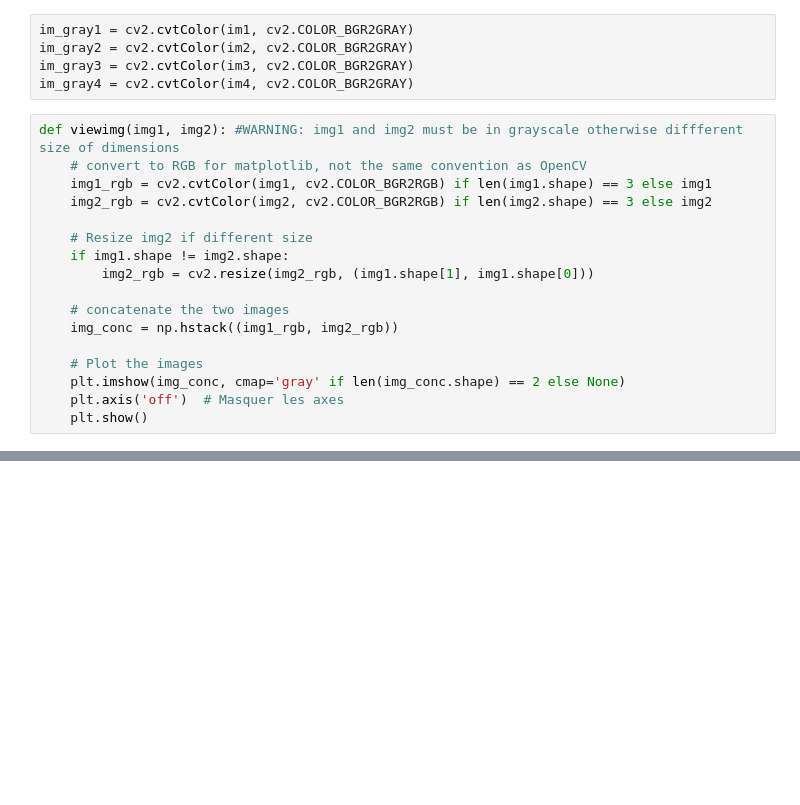
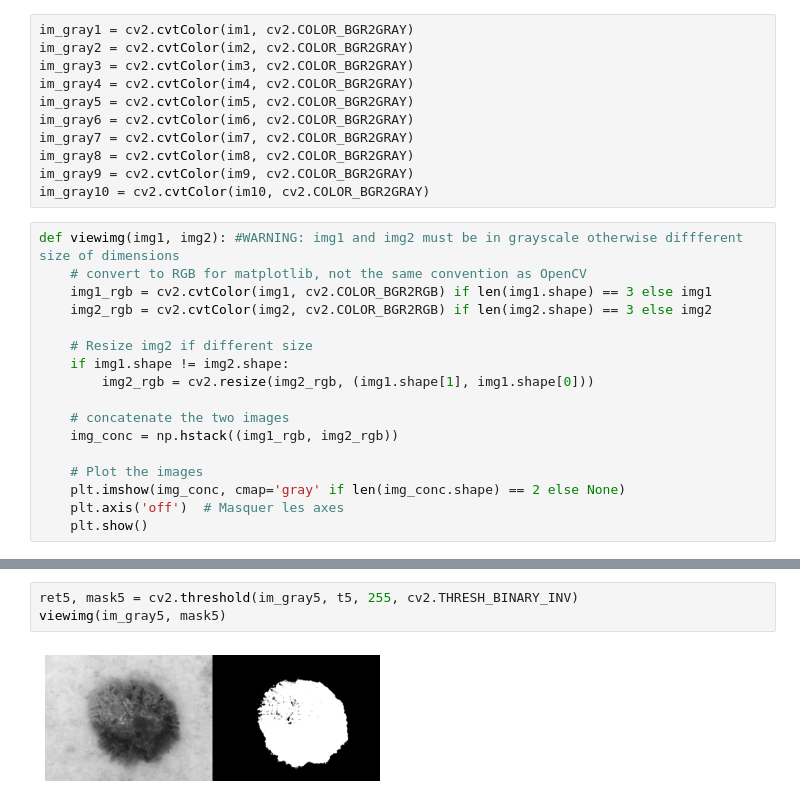
Before and after one commit to louisgiord/Skin_lesion_segmentation, a Jupyter notebook: main.ipynb, the cells around one changed output, grey strips where cells are left out. Drawn from its saved outputs; the diff is of its cells as text; blank space fills up the shorter version.

```diff
--- a/main.ipynb
+++ b/main.ipynb
@@ -17,6 +23,12 @@ im_gray1 = cv2.cvtColor(im1, cv2.COLOR_BGR2GRAY)
 im_gray2 = cv2.cvtColor(im2, cv2.COLOR_BGR2GRAY)
 im_gray3 = cv2.cvtColor(im3, cv2.COLOR_BGR2GRAY)
 im_gray4 = cv2.cvtColor(im4, cv2.COLOR_BGR2GRAY)
+im_gray5 = cv2.cvtColor(im5, cv2.COLOR_BGR2GRAY)
+im_gray6 = cv2.cvtColor(im6, cv2.COLOR_BGR2GRAY)
+im_gray7 = cv2.cvtColor(im7, cv2.COLOR_BGR2GRAY)
+im_gray8 = cv2.cvtColor(im8, cv2.COLOR_BGR2GRAY)
+im_gray9 = cv2.cvtColor(im9, cv2.COLOR_BGR2GRAY)
+im_gray10 = cv2.cvtColor(im10, cv2.COLOR_BGR2GRAY)
 # %%
 def viewimg(img1, img2): #WARNING: img1 and img2 must be in grayscale otherwise diffferent size of dimensions
     # convert to RGB for matplotlib, not the same convention as OpenCV
@@ -71,0 +102,5 @@ viewimg(im_gray4, mask4)
+# %%
+ret5, mask5 = cv2.threshold(im_gray5, t5, 255, cv2.THRESH_BINARY_INV)
+viewimg(im_gray5, mask5)
+# %% [output]
+[figure, added]
```
Also changed, not shown: parts of 13 cells of this notebook, 24 other files.
